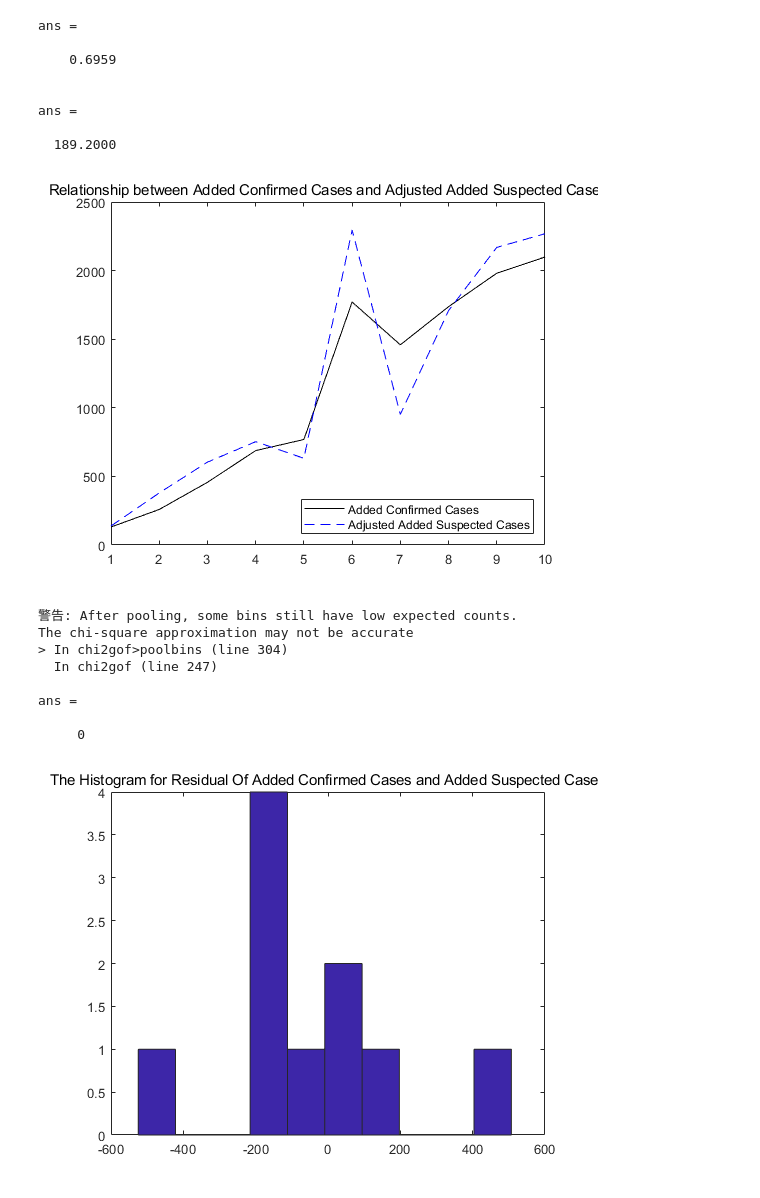
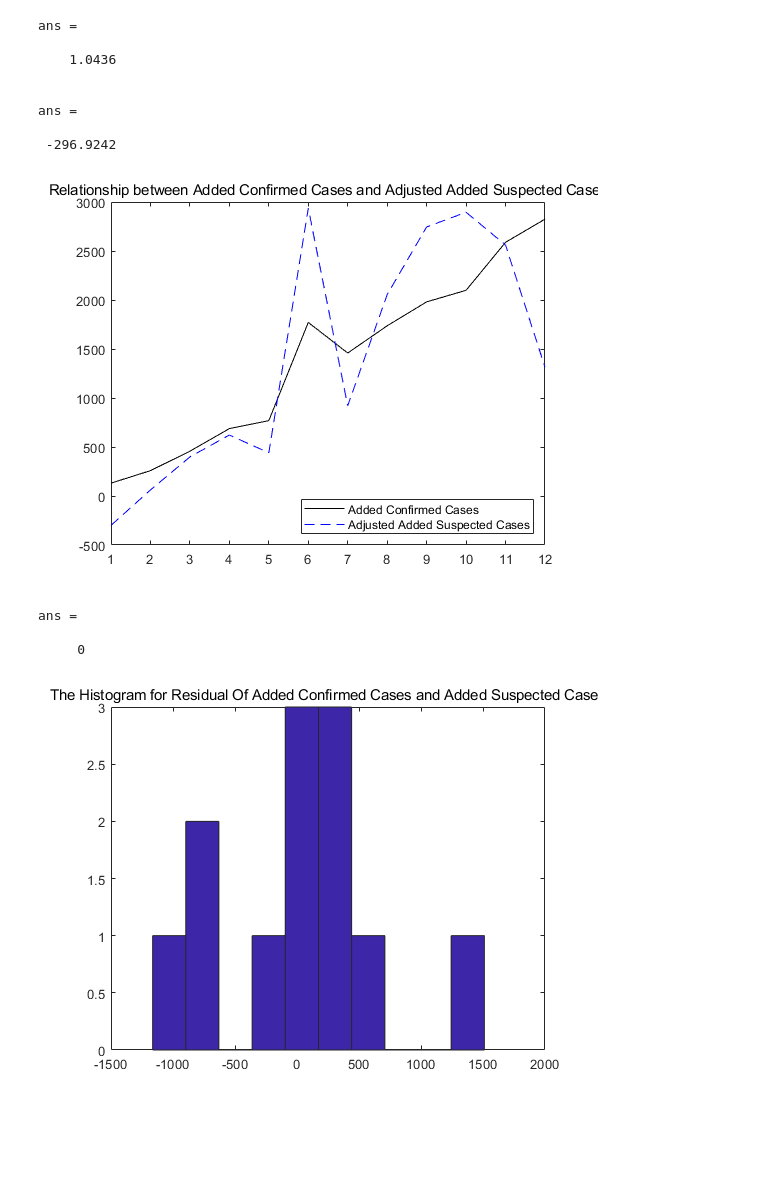
Before and after one commit to benhaotang/pubnotebook, a Jupyter notebook: 新型肺炎/2019-nCoV.ipynb, the cells around one changed output. Drawn from its saved outputs; the diff is of its cells as text; code cells hidden in the pictures; blank space fills up the shorter version.

```diff
--- a/新型肺炎/2019-nCoV.ipynb
+++ b/新型肺炎/2019-nCoV.ipynb
@@ -29,6 +29,8 @@ end
 for j=12:l
    nClC(j)=num(j,5)-sum(num(11:j,6));
 end
+# %%
+TT=datenum(datetime('today'))-datenum(datetime('2020-01-22'));
 # %%
 plot(T,aCfd,'r-',T,aSpd,'m-');
 dateaxis('x');
@@ -44,36 +47,32 @@ plot(1:10,aCfd(end-9:end),'k-',1:10,aSpd(end-10:end-1),'b--')
 # %%
-[kac]=polyfit(1:10,aCfd(end-9:end)',1);
-[kas]=polyfit(1:10,aSpd(end-10:end-1)',1);
-plot(1:10,aCfd(end-9:end),'k-',1:10,(kac(1)/kas(1)).*(aSpd(end-10:end-1)+kac(2)-kas(2)),'b--')
+[kac]=polyfit(1:TT,aCfd(end-TT+1:end)',1);
+[kas]=polyfit(1:TT,aSpd(end-TT:end-1)',1);
+plot(1:TT,aCfd(end-TT+1:end),'k-',1:TT,(kac(1)/kas(1)).*(aSpd(end-TT:end-1)+kac(2)-kas(2)),'b--')
 kac(1)/kas(1)
 kac(2)-kas(2)
 title("Relationship between Added Confirmed Cases and Adjusted Added Suspected Cases")
 legend("Added Confirmed Cases","Adjusted Added Suspected Cases",'Location','southeast')
+xlim([1,TT])
 # %% [output]
 ans =
 
-    0.6959
+    1.0436
 
 
 ans =
 
-  189.2000
+ -296.9242
-[figure, old version]
+[figure, new version]
 # %%
-res=aCfd(end-9:end)-(kac(1)/kas(1)).*(aSpd(end-10:end-1)+kac(2)-kas(2));
+res=aCfd(end-TT+1:end)-(kac(1)/kas(1)).*(aSpd(end-TT:end-1)+kac(2)-kas(2));
 chi2gof(res)
 hist(res)
 title("The Histogram for Residual Of Added Confirmed Cases and Added Suspected Cases")
 # %% [output]
-警告: After pooling, some bins still have low expected counts.
-The chi-square approximation may not be accurate
-> In chi2gof>poolbins (line 304)
-  In chi2gof (line 247)
-
 ans =
 
      0
-[figure, old version]
+[figure, new version]
 # %%
 plot(T,ClC,T,Rld);
 dateaxis();
```
Also changed, not shown: parts of 7 cells of this notebook, 1 other file.
